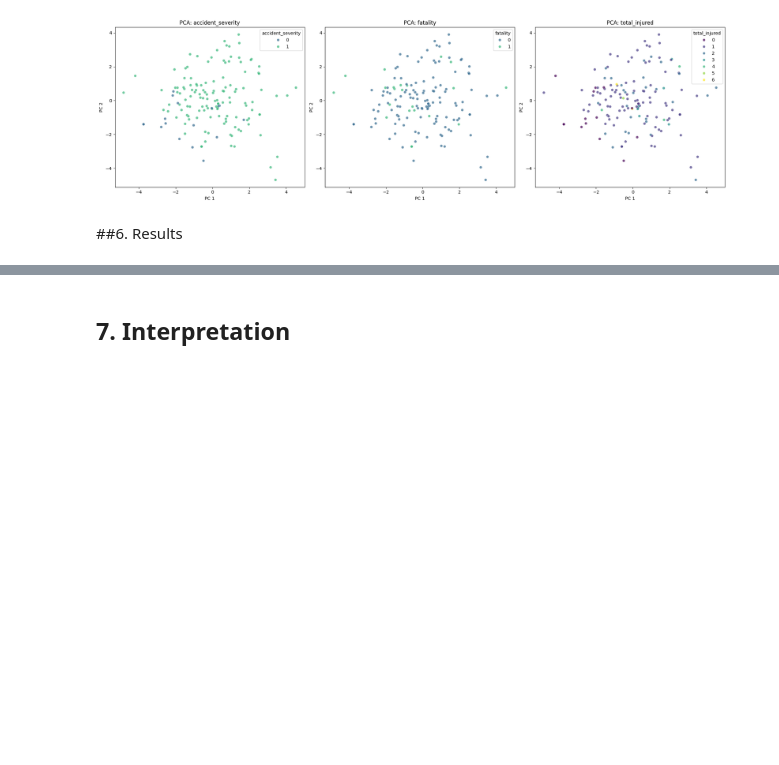
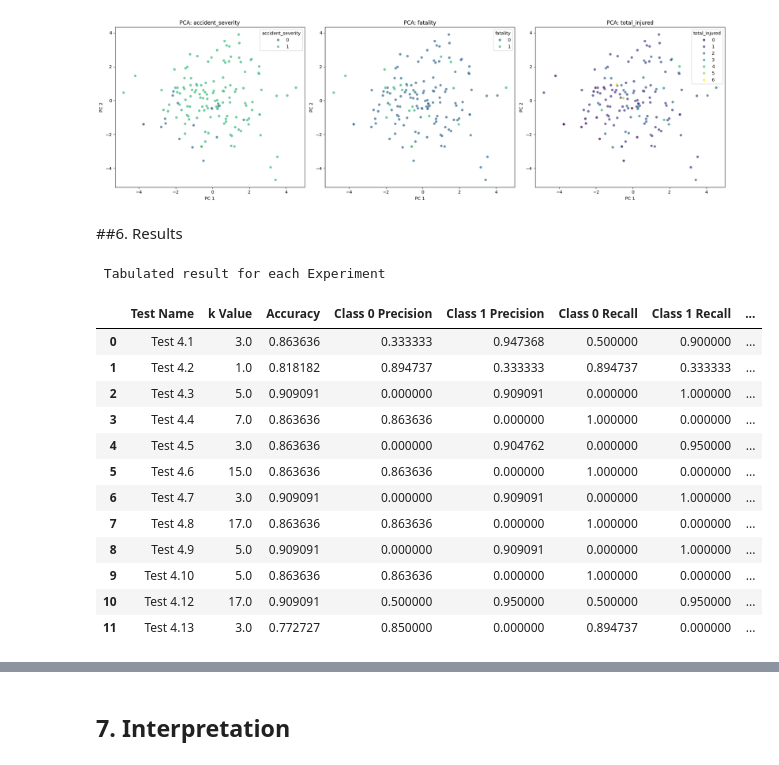
Before and after one commit to michael-vella/ics5110-assignment, a Jupyter notebook: notebooks/individual/michael_mizzi/3_KNN_MMIZZI.ipynb, the cells around one changed output, grey strips where cells are left out. Cells and saved outputs as stored; diff of their text form; code cells hidden in the pictures; blank space fills up the shorter version.

Commit message:
Update 3_KNN_MMIZZI.ipynb
added results section to KNN notebook

```diff
--- a/notebooks/individual/michael_mizzi/3_KNN_MMIZZI.ipynb
+++ b/notebooks/individual/michael_mizzi/3_KNN_MMIZZI.ipynb
@@ -2098,10 +2306,10 @@ plt.show()
 target_names = ['Non-Severe Accident', 'Severe Accident']
 
 # Generate and print the classification report
-report = classification_report(y_val.iloc[:,0], y_pred_val, target_names=target_names)
+report = classification_report(y_val.iloc[:,0], y_pred_val, target_names=target_names, output_dict=True)
 
 print("Classification Report for KNN Classifier (Validation Set): \n")
-print(report)
+print(pd.DataFrame(report))
 
 #Get predicted probabilities for the positive class (High severity=1)
 y_pred_proba = knn_classifier_test.predict_proba(X_mix_val)[:, 1]
@@ -2127,6 +2335,22 @@ plt.grid(True)
 plt.show()
 
 print(f"\n ROC curve generated successfully. AUC Score: {auc_score:.4f}")
+
+# store main conclusions in KPI matrix
+test_data = pd.DataFrame([{
+    'Test Name': 'Test 4.12',
+    'k Value': best_k,
+    'Accuracy': test_accuracy,
+    'Class 0 Precision': report[target_names[0]]['precision'],
+    'Class 1 Precision': report[target_names[1]]['precision'],
+    'Class 0 Recall': report[target_names[0]]['recall'],
+    'Class 1 Recall': report[target_names[1]]['recall'],
+    'Class 0 F1 Score': report[target_names[0]]['f1-score'],
+    'Class 1 F1 Score': report[target_names[1]]['f1-score'],
+    'AUG': auc_score
+
+}])
+kpi_table = pd.concat([kpi_table, test_data], ignore_index=True)
 # %% [output]
 Overview of dataframe prepared for model training
 Shape of X (features): 211 rows, 10 columns represents all injected features
@@ -2324,3 +2564,21 @@ plt.show()
 [figure]
 # %% [markdown]
 ##6. Results
+# %%
+print(" Tabulated result for each Experiment")
+kpi_table
+# %% [output]
+ Tabulated result for each Experiment
+|  | Test Name | k Value | Accuracy | Class 0 Precision | Class 1 Precision | Class 0 Recall | Class 1 Recall | ... |
+| 0 | Test 4.1 | 3.0 | 0.863636 | 0.333333 | 0.947368 | 0.500000 | 0.900000 | ... |
+| 1 | Test 4.2 | 1.0 | 0.818182 | 0.894737 | 0.333333 | 0.894737 | 0.333333 | ... |
+| 2 | Test 4.3 | 5.0 | 0.909091 | 0.000000 | 0.909091 | 0.000000 | 1.000000 | ... |
+| 3 | Test 4.4 | 7.0 | 0.863636 | 0.863636 | 0.000000 | 1.000000 | 0.000000 | ... |
+| 4 | Test 4.5 | 3.0 | 0.863636 | 0.000000 | 0.904762 | 0.000000 | 0.950000 | ... |
+| 5 | Test 4.6 | 15.0 | 0.863636 | 0.863636 | 0.000000 | 1.000000 | 0.000000 | ... |
+| 6 | Test 4.7 | 3.0 | 0.909091 | 0.000000 | 0.909091 | 0.000000 | 1.000000 | ... |
+| 7 | Test 4.8 | 17.0 | 0.863636 | 0.863636 | 0.000000 | 1.000000 | 0.000000 | ... |
+| 8 | Test 4.9 | 5.0 | 0.909091 | 0.000000 | 0.909091 | 0.000000 | 1.000000 | ... |
+| 9 | Test 4.10 | 5.0 | 0.863636 | 0.863636 | 0.000000 | 1.000000 | 0.000000 | ... |
+| 10 | Test 4.12 | 17.0 | 0.909091 | 0.500000 | 0.950000 | 0.500000 | 0.950000 | ... |
+| 11 | Test 4.13 | 3.0 | 0.772727 | 0.850000 | 0.000000 | 0.894737 | 0.000000 | ... |
```
Also changed, not shown: parts of 18 cells of this notebook.
